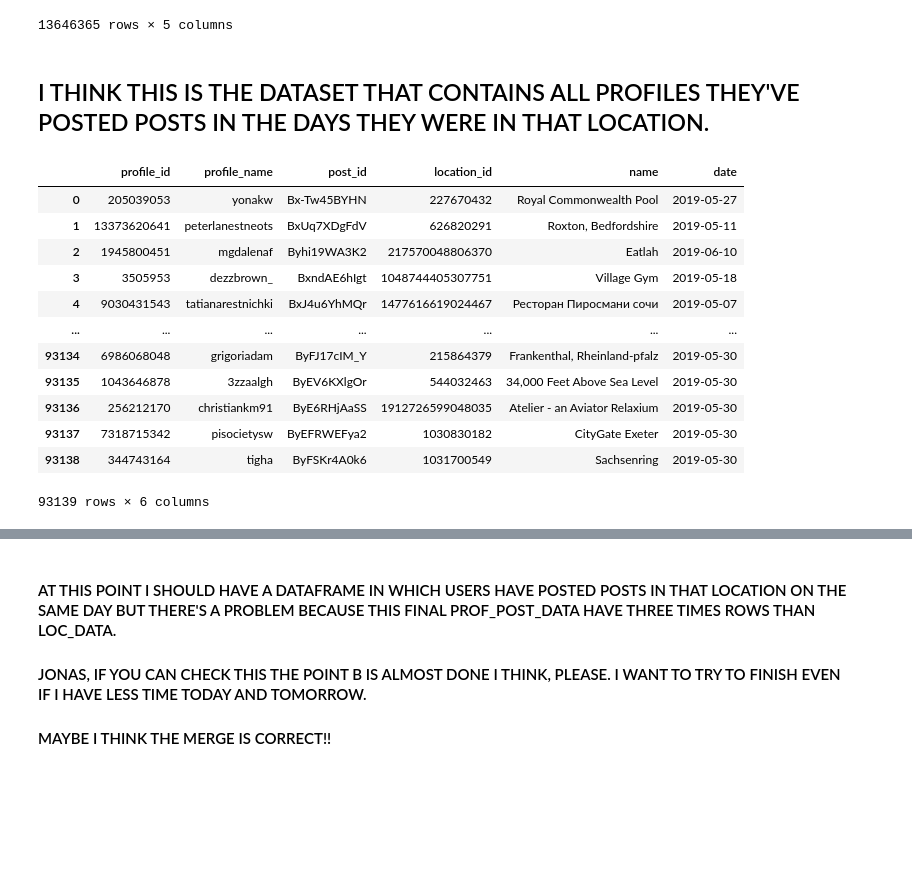
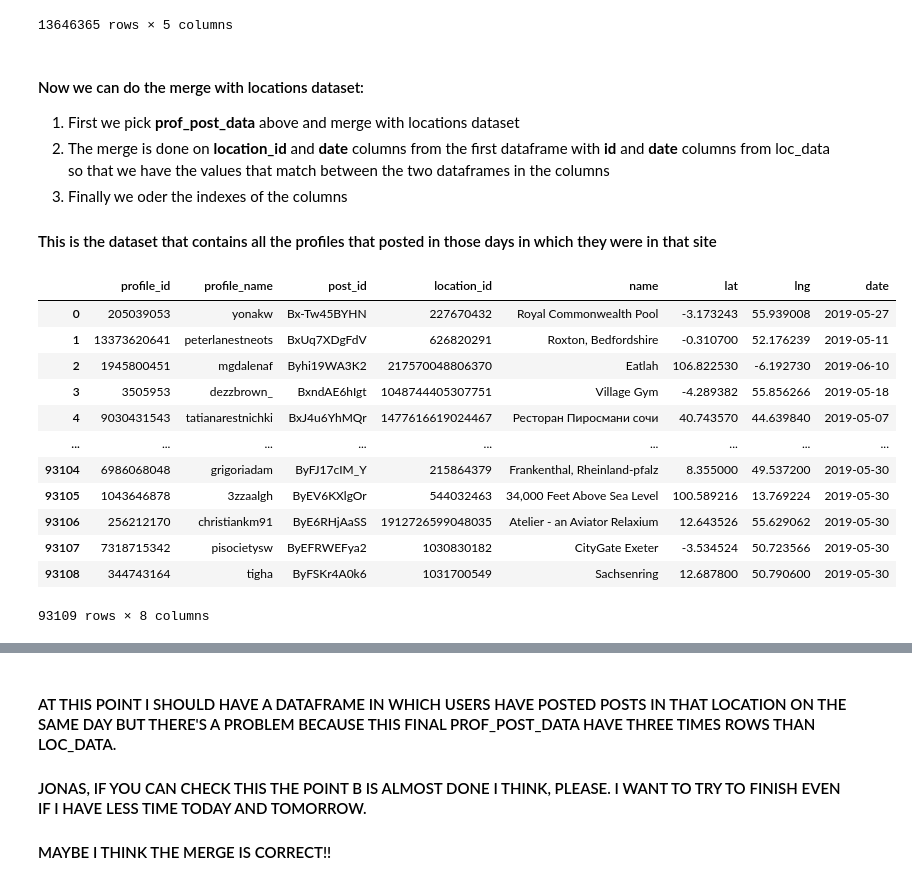
Before and after one commit to jonasbarth/adm-2022-hw-2, a Jupyter notebook: Bonus Question B.ipynb, the cells around one changed output, grey strips where cells are left out. Drawn from its saved outputs; the diff is of its cells as text; code cells hidden in the pictures; blank space fills up the shorter version.

Commit message:
The dataset may be the correct one
It's to check and clean
I can't work on it before this evening

```diff
--- a/Bonus Question B.ipynb
+++ b/Bonus Question B.ipynb
@@ -110,4 +129,4 @@ dtype: int64
 # %%
-loc_data = dt.fread('instagram_locations.csv', sep='\t', columns={"id", "name", "cts"}).to_pandas()
+loc_data = dt.fread('instagram_locations.csv', sep='\t', columns={"id", "name", "cts", "lat", "lng"}).to_pandas()
 loc_data
 # %% [output]
@@ -133 +154,4 @@ cts     0
 dtype: int64
+# %%
+loc_data = loc_data.dropna()
+loc_data
@@ -155,6 +207,6 @@ loc_data
 # %%
-prof_post_data1 = post_data.merge(prof_data, on = 'profile_id')
-prof_post_data1
+prof_post_data = post_data.merge(prof_data, on = 'profile_id')
+prof_post_data
 # %% [output]
 |  | post_id | profile_id | location_id | date | profile_name |
 | 0 | BXdjjUlgcgq | 2237947779 | 1022366247837915 | 2017-08-06 | andylund_ |
@@ -170,22 +222,28 @@ prof_post_data1
 | 13646364 | BjPU_T2Fb0s | 1247126160 | 251937895668188 | 2018-05-26 | iamlykafaye |
 13646365 rows × 5 columns
 # %% [markdown]
-## I THINK THIS IS THE DATASET THAT CONTAINS ALL PROFILES THEY'VE POSTED POSTS IN THE DAYS THEY WERE IN THAT LOCATION.
+#### Now we can do the merge with locations dataset:
+
+1. First we pick **prof_post_data** above and merge with locations dataset
+1. The merge is done on **location_id** and **date** columns from the first dataframe with **id** and **date** columns from loc_data so that we have the values that match between the two dataframes in the columns
+1. Finally we oder the indexes of the columns
+
+#### This is the dataset that contains all the profiles that posted in those days in which they were in that site
 # %%
-merged_data = prof_post_data1.merge(loc_data, left_on = ['location_id', 'date'], right_on = ['id', 'date']).drop('id', axis=1)
-merged_data = merged_data.reindex(columns=['profile_id', 'profile_name', 'post_id', 'location_id', 'name', 'date'])
+merged_data = prof_post_data.merge(loc_data, left_on = ['location_id', 'date'], right_on = ['id', 'date']).drop('id', axis=1)
+merged_data = merged_data.reindex(columns=['profile_id', 'profile_name', 'post_id', 'location_id', 'name', 'lat', 'lng', 'date'])
 merged_data
 # %% [output]
-|  | profile_id | profile_name | post_id | location_id | name | date |
-| 0 | 205039053 | yonakw | Bx-Tw45BYHN | 227670432 | Royal Commonwealth Pool | 2019-05-27 |
-| 1 | 13373620641 | peterlanestneots | BxUq7XDgFdV | 626820291 | Roxton, Bedfordshire | 2019-05-11 |
-| 2 | 1945800451 | mgdalenaf | Byhi19WA3K2 | 217570048806370 | Eatlah | 2019-06-10 |
-| 3 | 3505953 | dezzbrown_ | BxndAE6hIgt | 1048744405307751 | Village Gym | 2019-05-18 |
-| 4 | 9030431543 | tatianarestnichki | BxJ4u6YhMQr | 1477616619024467 | Ресторан Пиросмани сочи | 2019-05-07 |
-| ... | ... | ... | ... | ... | ... | ... |
-| 93134 | 6986068048 | grigoriadam | ByFJ17cIM_Y | 215864379 | Frankenthal, Rheinland-pfalz | 2019-05-30 |
-| 93135 | 1043646878 | 3zzaalgh | ByEV6KXlgOr | 544032463 | 34,000 Feet Above Sea Level | 2019-05-30 |
-| 93136 | 256212170 | christiankm91 | ByE6RHjAaSS | 1912726599048035 | Atelier - an Aviator Relaxium | 2019-05-30 |
-| 93137 | 7318715342 | pisocietysw | ByEFRWEFya2 | 1030830182 | CityGate Exeter | 2019-05-30 |
-| 93138 | 344743164 | tigha | ByFSKr4A0k6 | 1031700549 | Sachsenring | 2019-05-30 |
+|  | profile_id | profile_name | post_id | location_id | name | lat | lng | date |
+| 0 | 205039053 | yonakw | Bx-Tw45BYHN | 227670432 | Royal Commonwealth Pool | -3.173243 | 55.939008 | 2019-05-27 |
+| 1 | 13373620641 | peterlanestneots | BxUq7XDgFdV | 626820291 | Roxton, Bedfordshire | -0.310700 | 52.176239 | 2019-05-11 |
+| 2 | 1945800451 | mgdalenaf | Byhi19WA3K2 | 217570048806370 | Eatlah | 106.822530 | -6.192730 | 2019-06-10 |
+| 3 | 3505953 | dezzbrown_ | BxndAE6hIgt | 1048744405307751 | Village Gym | -4.289382 | 55.856266 | 2019-05-18 |
+| 4 | 9030431543 | tatianarestnichki | BxJ4u6YhMQr | 1477616619024467 | Ресторан Пиросмани сочи | 40.743570 | 44.639840 | 2019-05-07 |
+| ... | ... | ... | ... | ... | ... | ... | ... | ... |
+| 93104 | 6986068048 | grigoriadam | ByFJ17cIM_Y | 215864379 | Frankenthal, Rheinland-pfalz | 8.355000 | 49.537200 | 2019-05-30 |
+| 93105 | 1043646878 | 3zzaalgh | ByEV6KXlgOr | 544032463 | 34,000 Feet Above Sea Level | 100.589216 | 13.769224 | 2019-05-30 |
+| 93106 | 256212170 | christiankm91 | ByE6RHjAaSS | 1912726599048035 | Atelier - an Aviator Relaxium | 12.643526 | 55.629062 | 2019-05-30 |
+| 93107 | 7318715342 | pisocietysw | ByEFRWEFya2 | 1030830182 | CityGate Exeter | -3.534524 | 50.723566 | 2019-05-30 |
+| 93108 | 344743164 | tigha | ByFSKr4A0k6 | 1031700549 | Sachsenring | 12.687800 | 50.790600 | 2019-05-30 |
-93139 rows × 6 columns
+93109 rows × 8 columns
```
Also changed, not shown: parts of 21 cells of this notebook.
